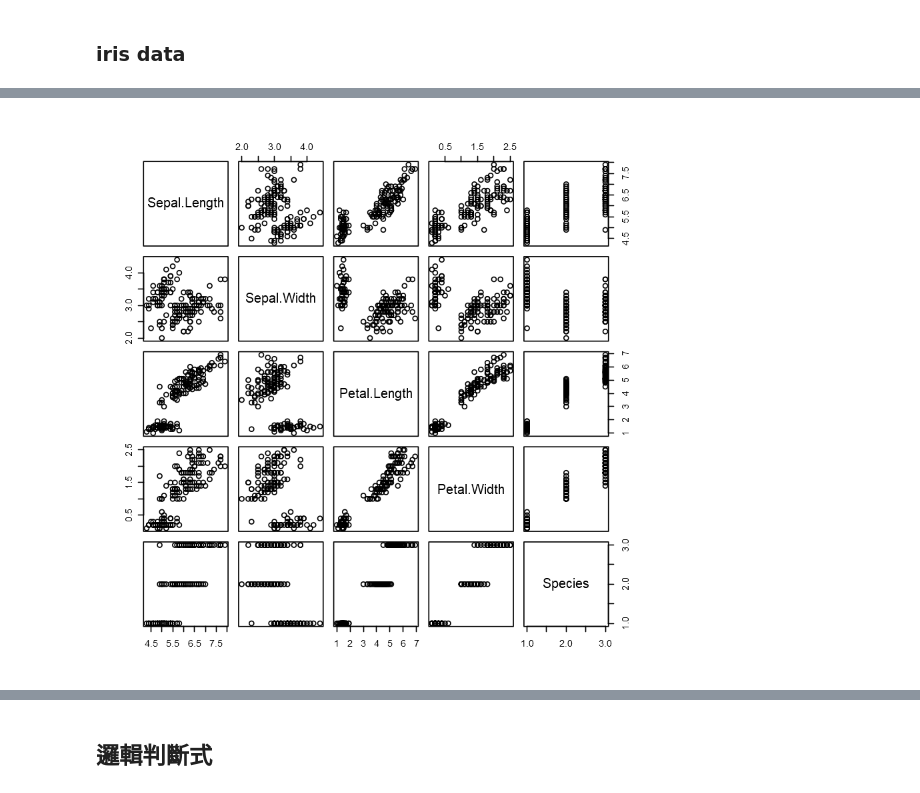
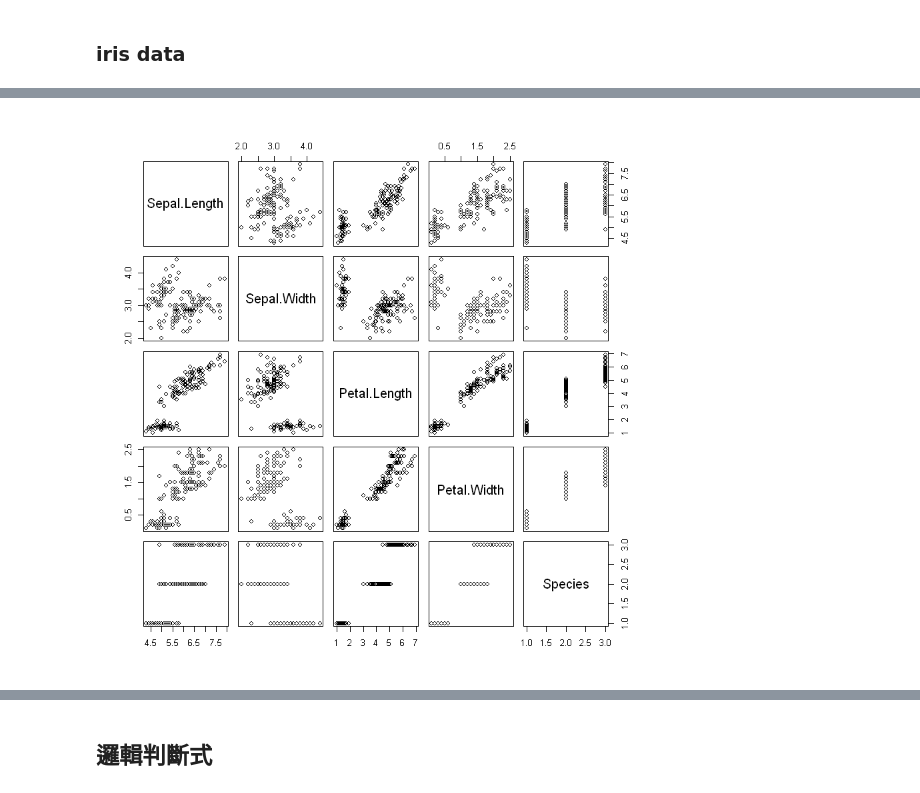
Before and after one commit to alanchua92/stat_learning_lab, a Jupyter notebook: ipynb 檔案/Lab1_R_Basic.ipynb, the cells around one changed output, grey strips where cells are left out. Drawn from its saved outputs; the diff is of its cells as text; code cells hidden in the pictures.

```diff
--- a/ipynb 檔案/Lab1_R_Basic.ipynb
+++ b/ipynb 檔案/Lab1_R_Basic.ipynb
@@ -225,9 +234,9 @@ head(iris)
 | 5.0 | 3.6 | 1.4 | 0.2 | setosa |
 | 5.4 | 3.9 | 1.7 | 0.4 | setosa |
 # %%
-plot(iris)
+pairs(iris)
 # %% [output]
-[figure, old version]
+[figure, new version]
 # %%
 plot(iris$Sepal.Length,iris$Sepal.Width)
 # %% [output]
```
Also changed, not shown: parts of 36 cells of this notebook, 6 other files.
